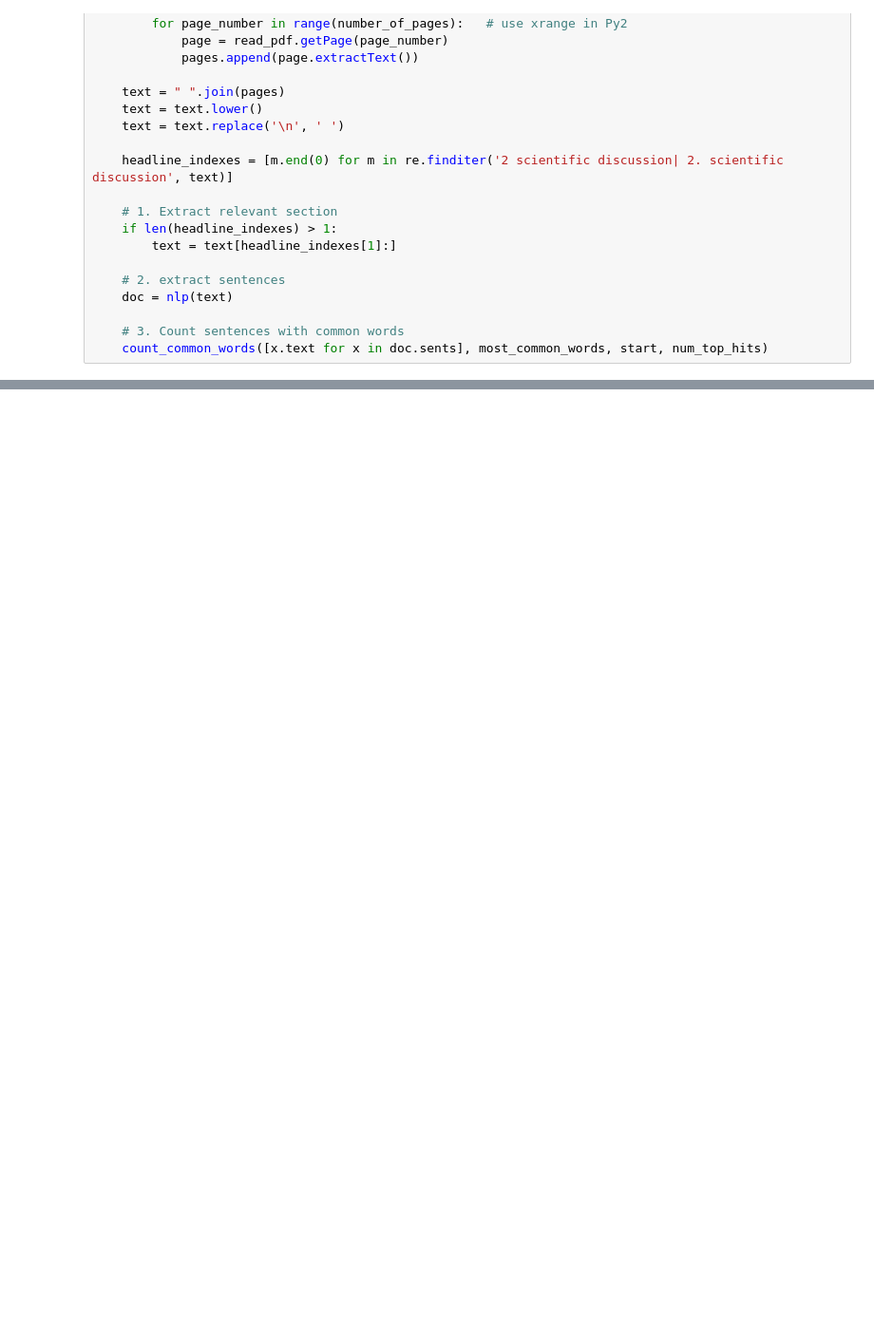
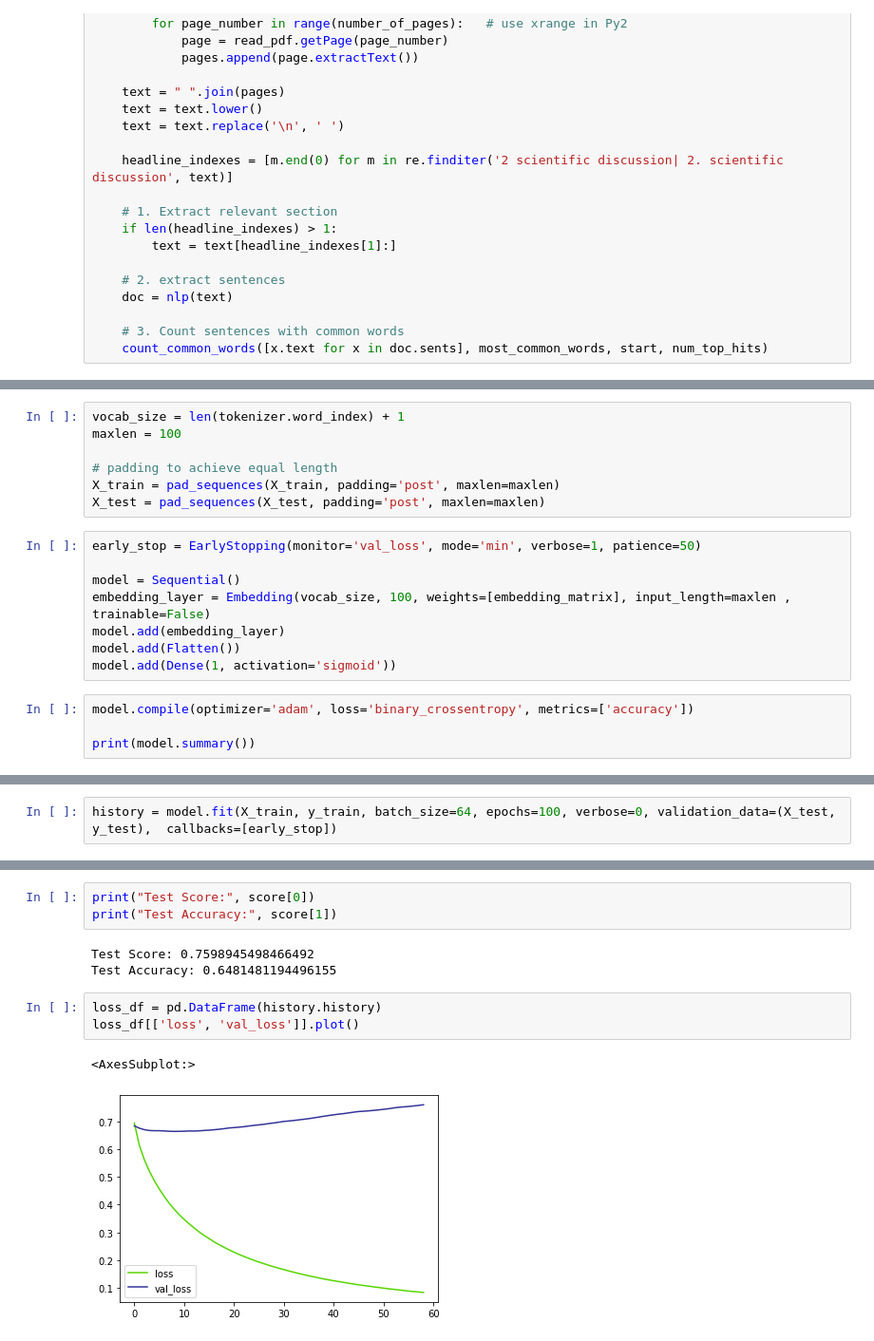
Before and after one commit to PaulIsProgramming/bayer, a Jupyter notebook: Hausaufgabe.ipynb, the cells around one changed output, grey strips where cells are left out. Shown at 95% size. Cells and saved outputs as stored; diff of their text form; blank space fills up the shorter version.

```diff
--- a/Hausaufgabe.ipynb
+++ b/Hausaufgabe.ipynb
@@ -318,0 +665,19 @@ for index, file in enumerate(epar_files):
+# %%
+vocab_size = len(tokenizer.word_index) + 1
+maxlen = 100
+
+# padding to achieve equal length
+X_train = pad_sequences(X_train, padding='post', maxlen=maxlen)
+X_test = pad_sequences(X_test, padding='post', maxlen=maxlen)
+# %%
+early_stop = EarlyStopping(monitor='val_loss', mode='min', verbose=1, patience=50)
+
+model = Sequential()
+embedding_layer = Embedding(vocab_size, 100, weights=[embedding_matrix], input_length=maxlen , trainable=False)
+model.add(embedding_layer)
+model.add(Flatten())
+model.add(Dense(1, activation='sigmoid'))
+# %%
+model.compile(optimizer='adam', loss='binary_crossentropy', metrics=['accuracy'])
+
+print(model.summary())
@@ -318,0 +700,2 @@ for index, file in enumerate(epar_files):
+# %%
+history = model.fit(X_train, y_train, batch_size=64, epochs=100, verbose=0, validation_data=(X_test, y_test),  callbacks=[early_stop])
@@ -318,0 +708,12 @@ for index, file in enumerate(epar_files):
+# %%
+print("Test Score:", score[0])
+print("Test Accuracy:", score[1])
+# %% [output]
+Test Score: 0.7598945498466492
+Test Accuracy: 0.6481481194496155
+# %%
+loss_df = pd.DataFrame(history.history)
+loss_df[['loss', 'val_loss']].plot()
+# %% [output]
+<AxesSubplot:>
+[figure, added]
```
Also changed, not shown: parts of 64 cells of this notebook.
